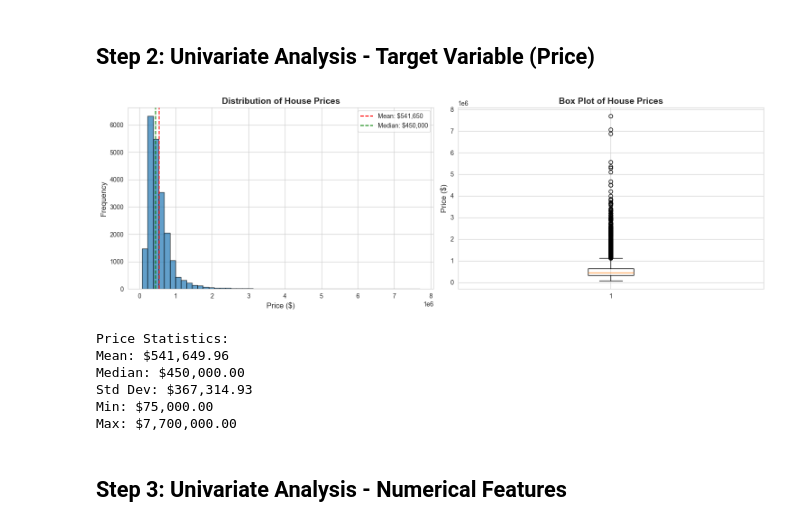
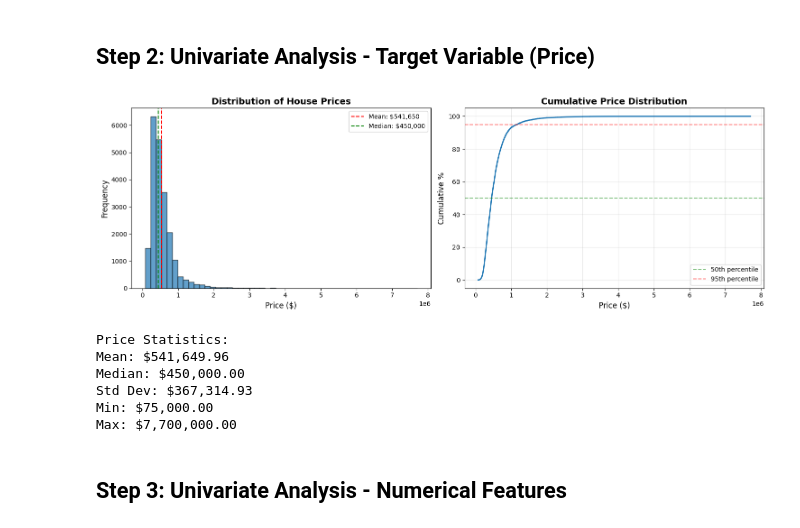
Before and after one commit to AswathSanthanakrishnan/House-Price-Prediction-Project---Final-sem-project-, a Jupyter notebook: 02_EDA.ipynb, the cells around one changed output. Saved outputs shown, nothing was run; the diff lists cells and outputs as text; code cells hidden in the pictures.

```diff
--- a/02_EDA.ipynb
+++ b/02_EDA.ipynb
@@ -79,35 +79,40 @@ memory usage: 4.6+ MB
 # %% [markdown]
 ## Step 2: Univariate Analysis - Target Variable (Price)
 # %%
-# Price distribution
+# price distribution - histogram and cumulative plot
 fig, axes = plt.subplots(1, 2, figsize=(15, 5))
 
-# Histogram
 axes[0].hist(df['price'], bins=50, edgecolor='black', alpha=0.7)
 axes[0].set_xlabel('Price ($)', fontsize=12)
 axes[0].set_ylabel('Frequency', fontsize=12)
 axes[0].set_title('Distribution of House Prices', fontsize=14, fontweight='bold')
 axes[0].axvline(df['price'].mean(), color='red', linestyle='--', label=f"Mean: ${df['price'].mean():,.0f}")
 axes[0].axvline(df['price'].median(), color='green', linestyle='--', label=f"Median: ${df['price'].median():,.0f}")
 axes[0].legend()
 
-# Box plot
-axes[1].boxplot(df['price'], vert=True)
-axes[1].set_ylabel('Price ($)', fontsize=12)
-axes[1].set_title('Box Plot of House Prices', fontsize=14, fontweight='bold')
+# cumulative distribution - shows % of houses below each price point
+prices_sorted = np.sort(df['price'])
+cum_pct = np.arange(1, len(prices_sorted) + 1) / len(prices_sorted) * 100
+axes[1].plot(prices_sorted, cum_pct, linewidth=2)
+axes[1].set_xlabel('Price ($)', fontsize=12)
+axes[1].set_ylabel('Cumulative %', fontsize=12)
+axes[1].set_title('Cumulative Price Distribution', fontsize=14, fontweight='bold')
+axes[1].axhline(50, color='green', linestyle='--', alpha=0.5, label='50th percentile')
+axes[1].axhline(95, color='red', linestyle='--', alpha=0.5, label='95th percentile')
+axes[1].legend()
+axes[1].grid(True, alpha=0.3)
 
 plt.tight_layout()
 plt.show()
 
-# Price statistics
 print("\nPrice Statistics:")
 print(f"Mean: ${df['price'].mean():,.2f}")
 print(f"Median: ${df['price'].median():,.2f}")
 print(f"Std Dev: ${df['price'].std():,.2f}")
 print(f"Min: ${df['price'].min():,.2f}")
 print(f"Max: ${df['price'].max():,.2f}")
 # %% [output]
-[figure, old version]
+[figure, new version]
 Price Statistics:
 Mean: $541,649.96
 Median: $450,000.00
```
Also changed, not shown: parts of 7 cells of this notebook.
